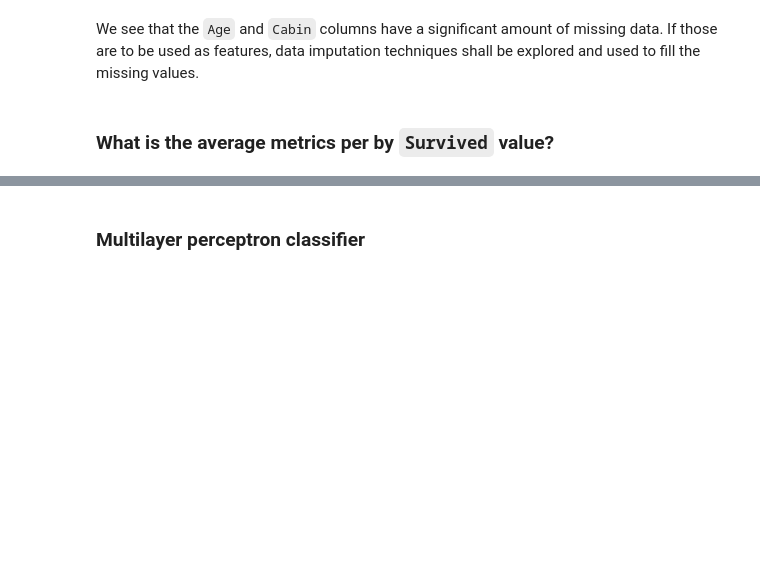
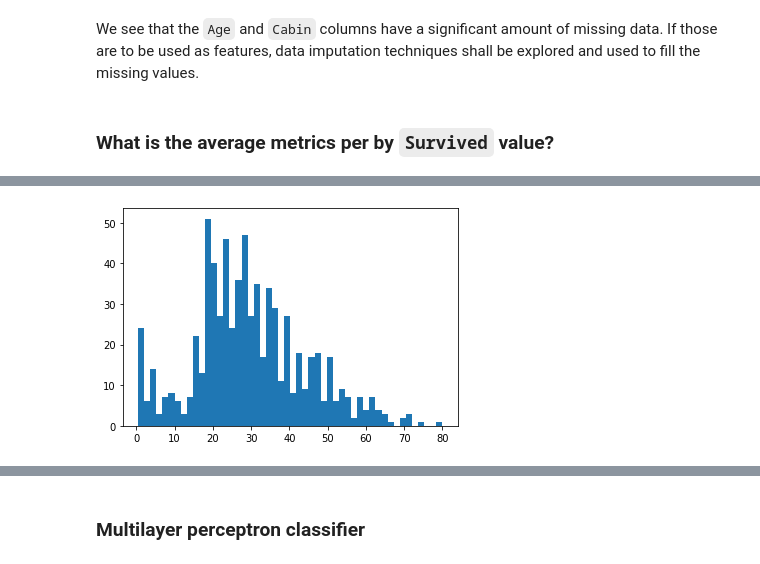
Before and after one commit to limphilip/kaggle-titanic, a Jupyter notebook: kaggle_titanic_notebook.ipynb, the cells around one changed output, grey strips where cells are left out. Saved outputs shown, nothing was run; the diff lists cells and outputs as text; code cells hidden in the pictures; blank space fills up the shorter version.

```diff
--- a/kaggle_titanic_notebook.ipynb
+++ b/kaggle_titanic_notebook.ipynb
@@ -66,0 +76,3 @@ df.groupby(['Survived']).mean().sort_values('Age').head(50)
+# %%
+df["Sex"] = df["Sex"].map({"male": 0, "female": 1})
+df.head(5)
@@ -66,0 +88,4 @@ df.groupby(['Survived']).mean().sort_values('Age').head(50)
+# %%
+df["Embarked"] = df["Embarked"].map({"S": 0, "C": 1, "Q": 2})
+# df["Embarked"].unique().tolist()
+df.head(5)
@@ -66,0 +104,7 @@ df.groupby(['Survived']).mean().sort_values('Age').head(50)
+# %%
+import matplotlib.pyplot as plt
+df_find_age = df[df["Age"].notna()]
+plt.hist(df_find_age["Age"], bins=50)
+plt.show()
+# %% [output]
+[figure, added]
```
Also changed, not shown: parts of 31 cells of this notebook.
